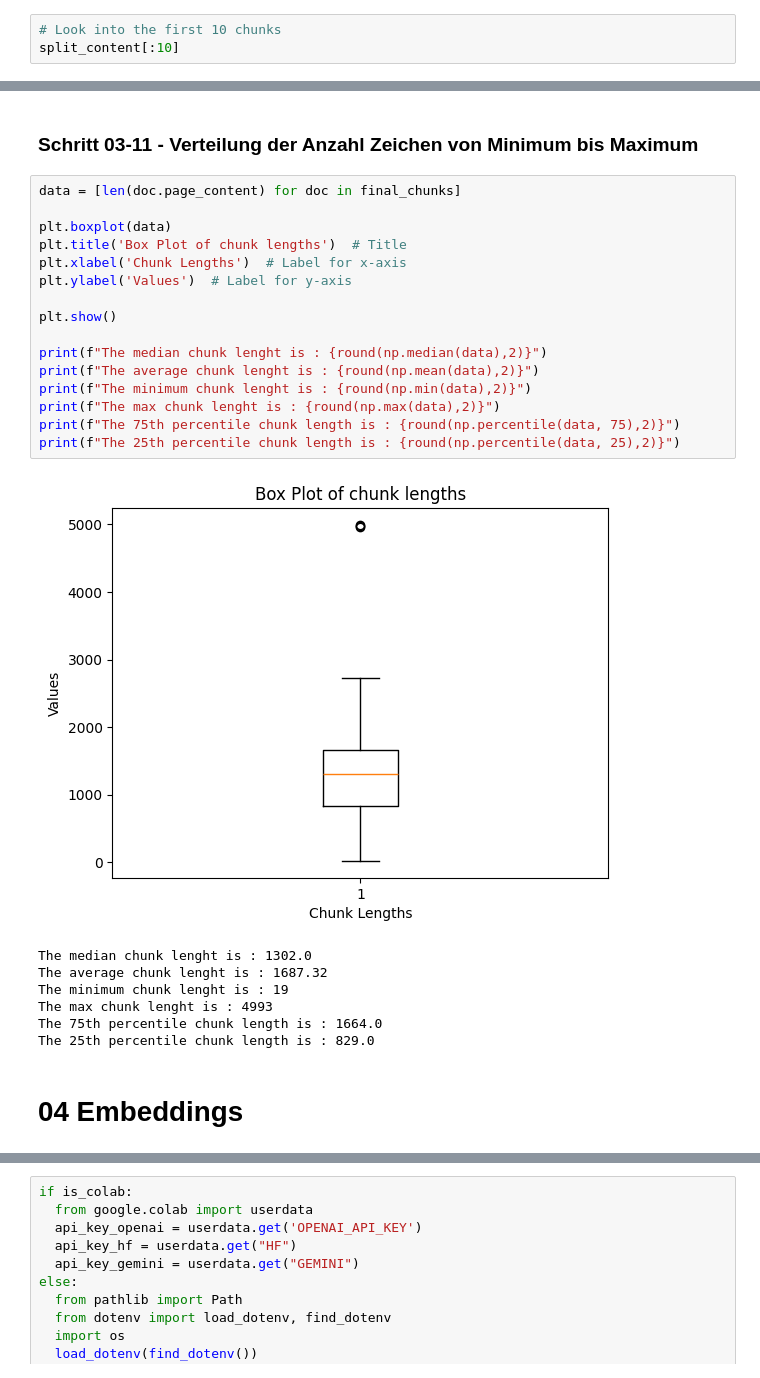
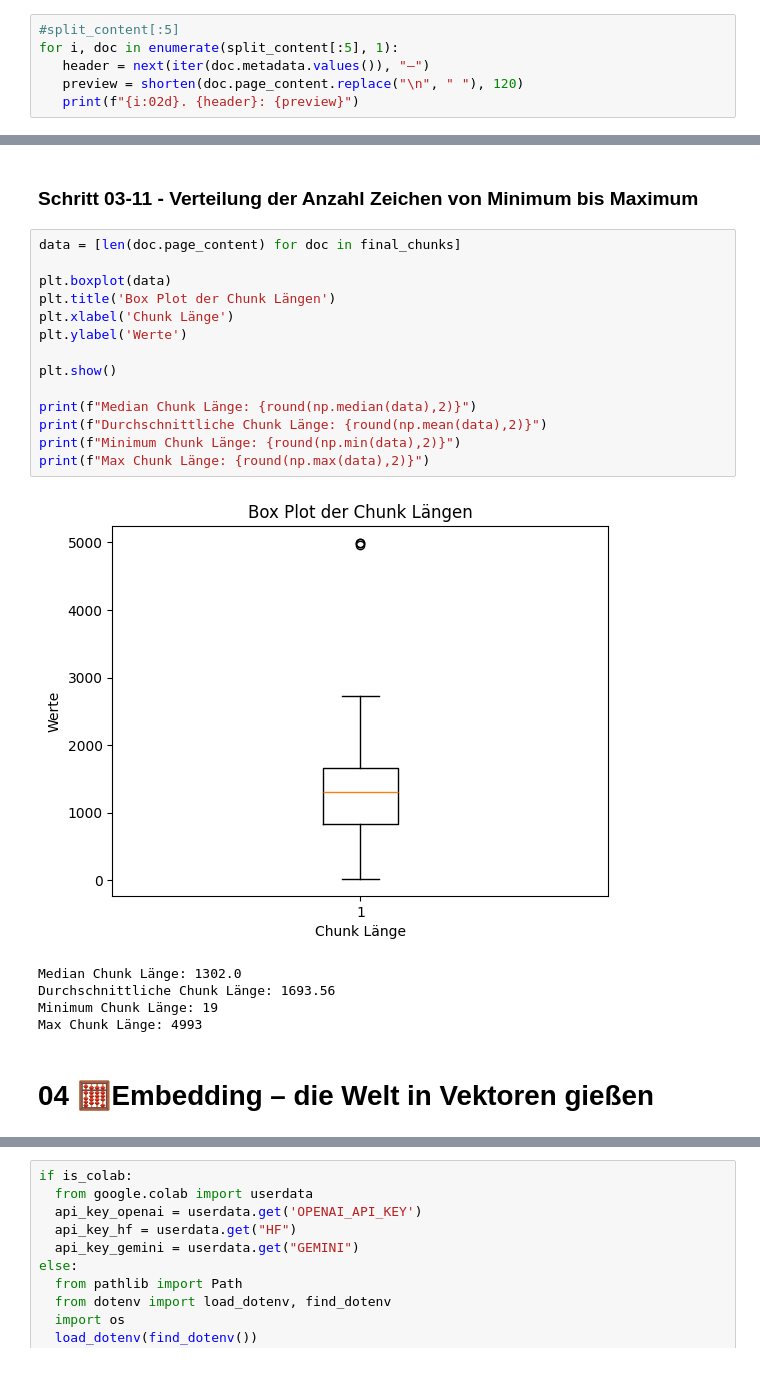
Before and after one commit to abuckenhofer/tdwi2025, a Jupyter notebook: src/WorkshopRAGPipeline.ipynb, the cells around one changed output, grey strips where cells are left out. Cells and saved outputs as stored; diff of their text form.

```diff
--- a/src/WorkshopRAGPipeline.ipynb
+++ b/src/WorkshopRAGPipeline.ipynb
@@ -333,4 +367,7 @@ len(split_content)
 # %%
-# Look into the first 10 chunks
-split_content[:10]
+#split_content[:5]
+for i, doc in enumerate(split_content[:5], 1):
+   header = next(iter(doc.metadata.values()), "–")
+   preview = shorten(doc.page_content.replace("\n", " "), 120)
+   print(f"{i:02d}. {header}: {preview}")
 # %% [output]
@@ -406,26 +434,22 @@ Anzahl Chunks, die erzeugt wurden: 25
 # %%
 data = [len(doc.page_content) for doc in final_chunks]
 
 plt.boxplot(data)
-plt.title('Box Plot of chunk lengths')  # Title
-plt.xlabel('Chunk Lengths')  # Label for x-axis
-plt.ylabel('Values')  # Label for y-axis
+plt.title('Box Plot der Chunk Längen')
+plt.xlabel('Chunk Länge')
+plt.ylabel('Werte')
 
 plt.show()
 
-print(f"The median chunk lenght is : {round(np.median(data),2)}")
-print(f"The average chunk lenght is : {round(np.mean(data),2)}")
-print(f"The minimum chunk lenght is : {round(np.min(data),2)}")
-print(f"The max chunk lenght is : {round(np.max(data),2)}")
-print(f"The 75th percentile chunk length is : {round(np.percentile(data, 75),2)}")
-print(f"The 25th percentile chunk length is : {round(np.percentile(data, 25),2)}")
+print(f"Median Chunk Länge: {round(np.median(data),2)}")
+print(f"Durchschnittliche Chunk Länge: {round(np.mean(data),2)}")
+print(f"Minimum Chunk Länge: {round(np.min(data),2)}")
+print(f"Max Chunk Länge: {round(np.max(data),2)}")
 # %% [output]
-[figure, old version]
+[figure, new version]
-The median chunk lenght is : 1302.0
-The average chunk lenght is : 1687.32
-The minimum chunk lenght is : 19
-The max chunk lenght is : 4993
-The 75th percentile chunk length is : 1664.0
-The 25th percentile chunk length is : 829.0
+Median Chunk Länge: 1302.0
+Durchschnittliche Chunk Länge: 1693.56
+Minimum Chunk Länge: 19
+Max Chunk Länge: 4993
 # %% [markdown]
-# 04 Embeddings
+# 04 🧮Embedding – die Welt in Vektoren gießen
```
Also changed, not shown: parts of 63 cells of this notebook.
